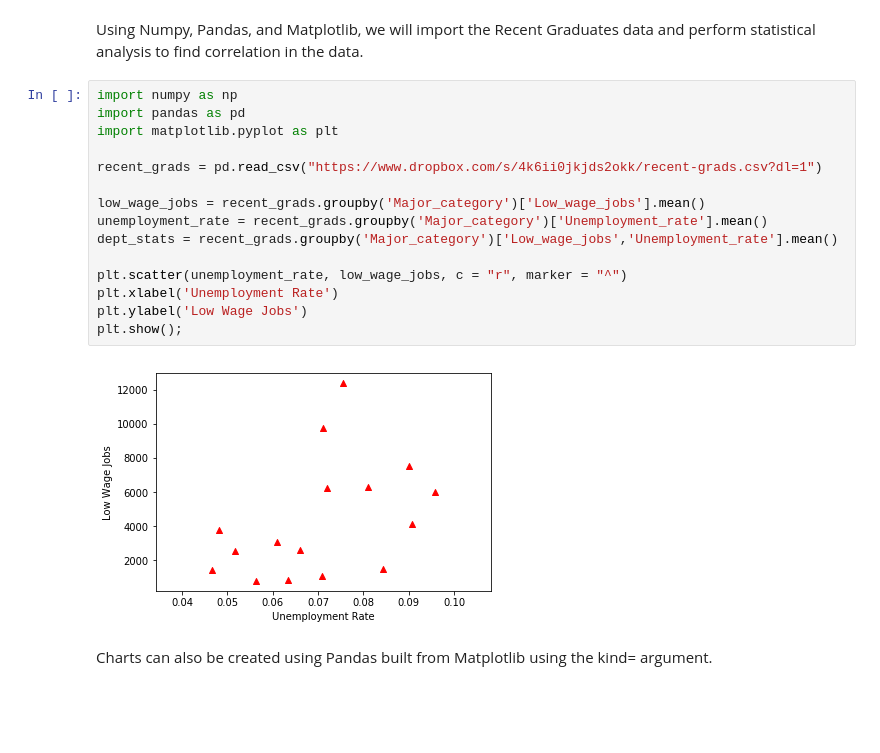
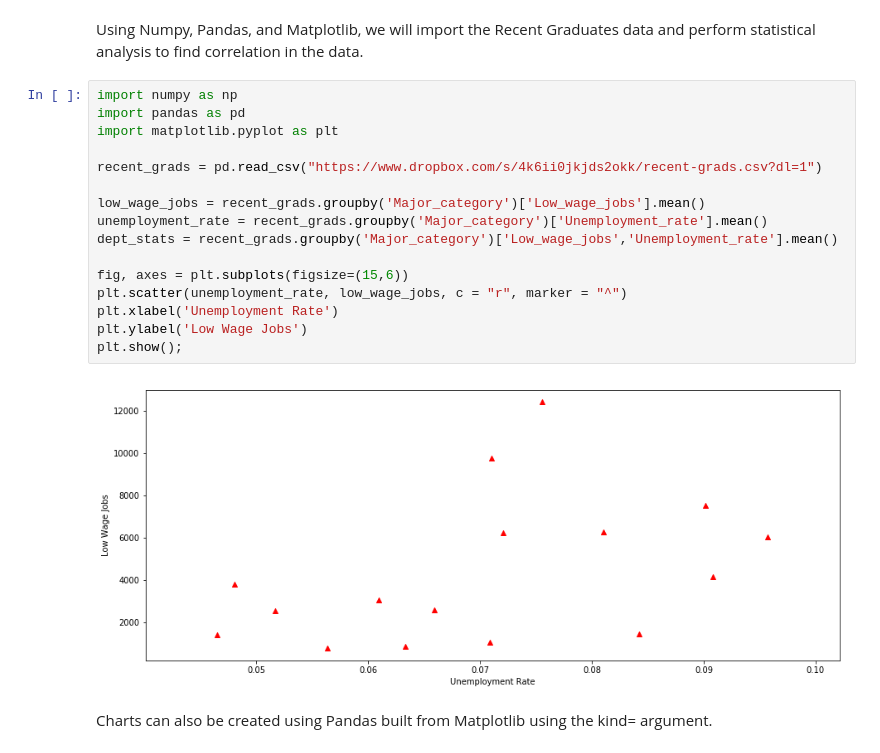
Before and after one commit to LRS4/Python-DataScience, a Jupyter notebook: Matplotlib.ipynb, the cells around one changed output. Cells and saved outputs as stored; diff of their text form; blank space fills up the shorter version.

```diff
--- a/Matplotlib.ipynb
+++ b/Matplotlib.ipynb
@@ -84,20 +105,21 @@ Using Numpy, Pandas, and Matplotlib, we will import the Recent Graduates data an
 # %%
 import numpy as np
 import pandas as pd
 import matplotlib.pyplot as plt
 
 recent_grads = pd.read_csv("https://www.dropbox.com/s/4k6ii0jkjds2okk/recent-grads.csv?dl=1")
 
 low_wage_jobs = recent_grads.groupby('Major_category')['Low_wage_jobs'].mean()
 unemployment_rate = recent_grads.groupby('Major_category')['Unemployment_rate'].mean()
 dept_stats = recent_grads.groupby('Major_category')['Low_wage_jobs','Unemployment_rate'].mean()
 
+fig, axes = plt.subplots(figsize=(15,6))
 plt.scatter(unemployment_rate, low_wage_jobs, c = "r", marker = "^")
 plt.xlabel('Unemployment Rate')
 plt.ylabel('Low Wage Jobs')
 plt.show();
 # %% [output]
-[figure, old version]
+[figure, new version]
 # %% [markdown]
 Charts can also be created using Pandas built from Matplotlib using the kind= argument.
 # %%
```
Also changed, not shown: parts of 8 cells of this notebook.
